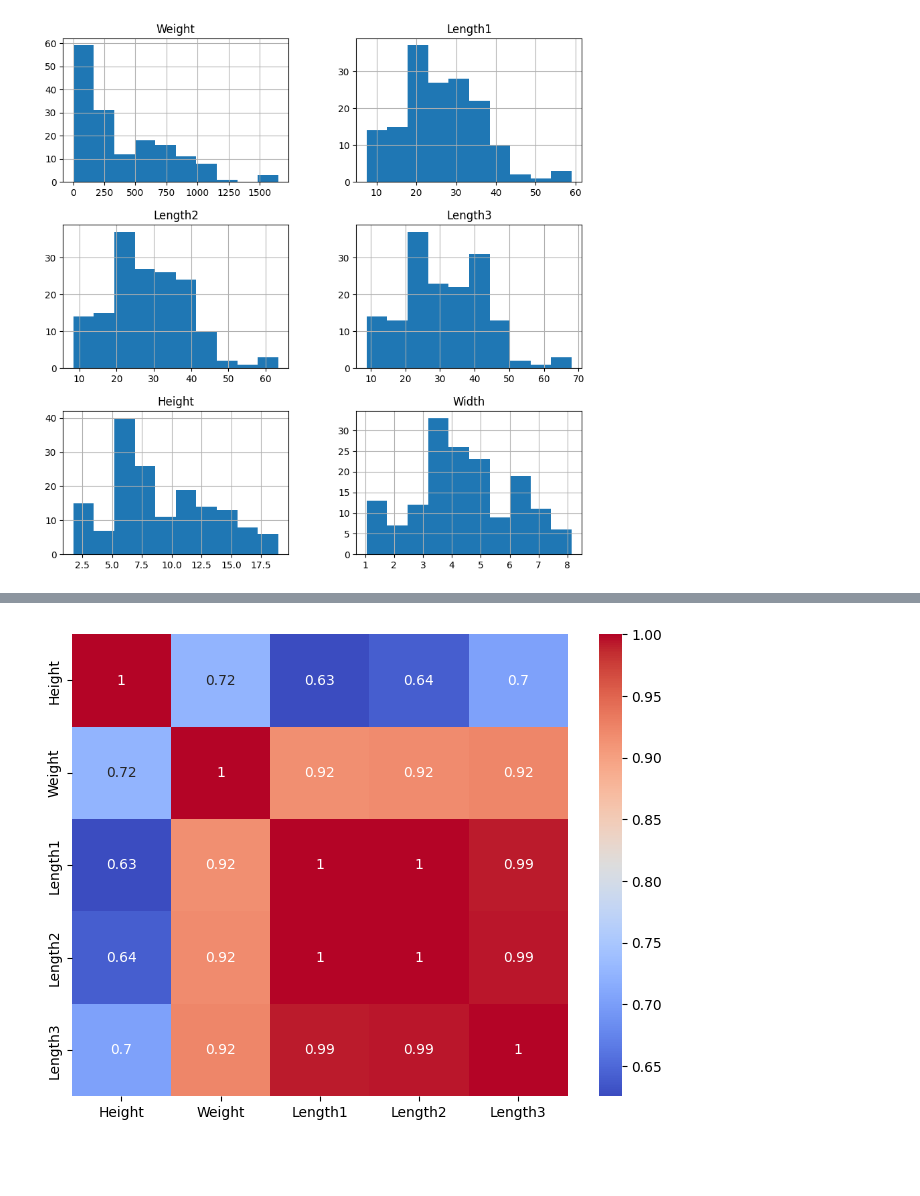
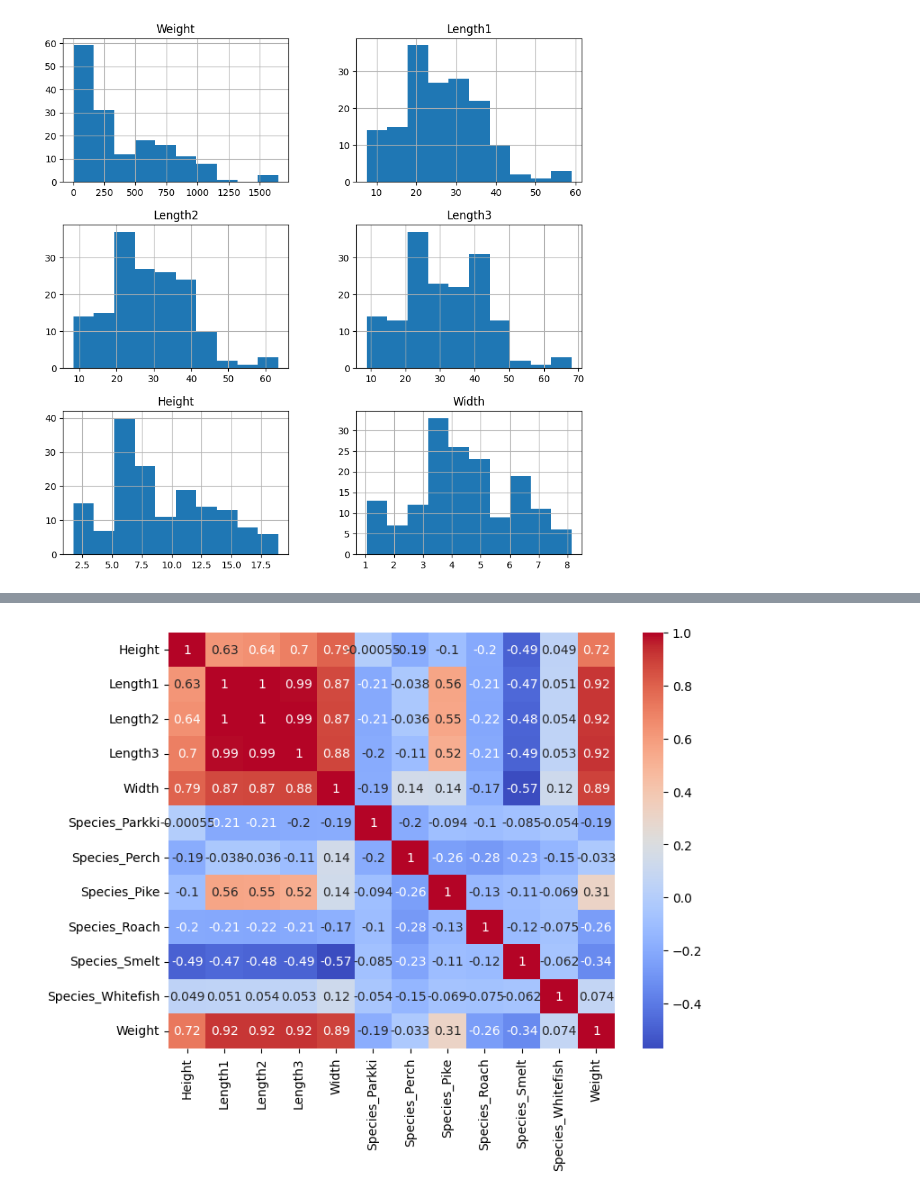
Before and after one commit to fehimecapar/Data-Science-For-Decision-Support, a Jupyter notebook: assignment1.ipynb, the cells around one changed output, grey strips where cells are left out. Saved outputs shown, nothing was run; the diff lists cells and outputs as text; code cells hidden in the pictures; blank space fills up the shorter version.

```diff
--- a/assignment1.ipynb
+++ b/assignment1.ipynb
@@ -124,0 +118,8 @@ plt.show()
+# %%
+# Independent Variables - Features
+X = reg_data[['Height','Length1','Length2','Length3','Width','Species']]
+
+#Dependent variables - Target
+Y = reg_data['Weight']
+
+"Independent Variables:" , X
@@ -124,0 +168,3 @@ plt.show()
+# %%
+X_Encoded = pd.get_dummies(reg_data[['Height','Length1','Length2','Length3','Width','Species']],
+                           drop_first=True) # drop_first avoids the multicollinearity
@@ -124,0 +221,3 @@ plt.show()
+# %%
+df_corr = pd.concat([X_Encoded, Y], axis=1)
+df_corr
@@ -124,0 +238,3 @@ plt.show()
+# %%
+corr_matrix = df_corr.corr() # compute correlation matrix
+corr_matrix
@@ -125,8 +273,7 @@ plt.show()
 # %%
-
+#Heatmap
 plt.figure(figsize=(8,6))
-corr = reg_data[["Height", "Weight","Length1","Length2", "Length3"]].corr()#correlation between the numerical columns
-sns.heatmap(corr, annot=True, cmap="coolwarm") #heatmap for all numerical columns
+sns.heatmap(corr_matrix, annot=True, cmap="coolwarm")
 plt.show()
 # %% [output]
-[figure, old version]
+[figure, new version]
```
Also changed, not shown: parts of 29 cells of this notebook.
